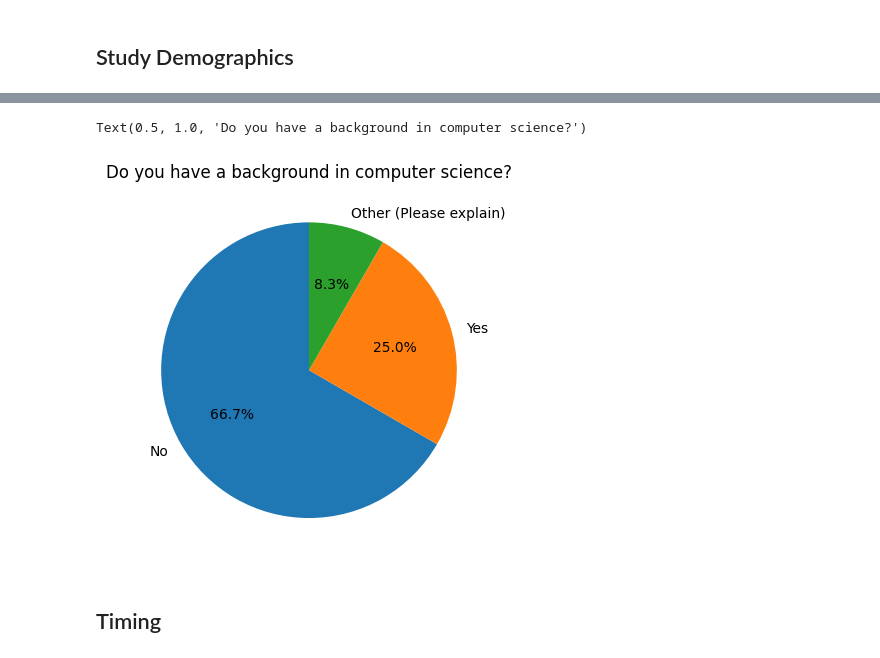
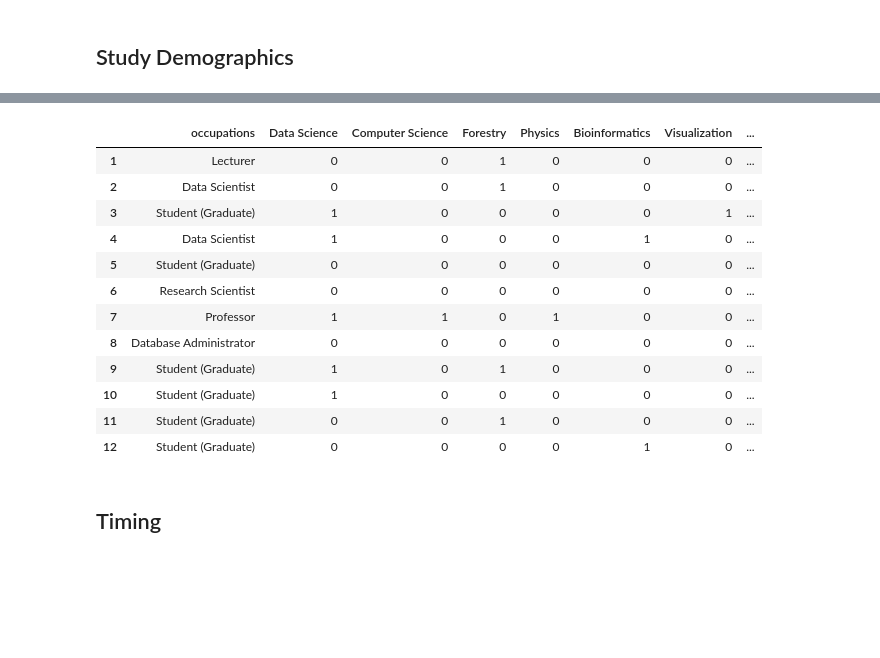
Before and after one commit to nboufford/prov-comprehension-artifacts, a Jupyter notebook: study-evaluation/eval.ipynb, the cells around one changed output, grey strips where cells are left out. Cells and saved outputs as stored; diff of their text form; code cells hidden in the pictures; blank space fills up the shorter version.

Commit message:
replace study demo with code that will create table used in paper, also create figures folder if it doesn't exist

```diff
--- a/study-evaluation/eval.ipynb
+++ b/study-evaluation/eval.ipynb
@@ -125,14 +32,54 @@ Text(0.5, 1.0, 'Experience with R')
-# %%
-category_counts = df['pre_4'].value_counts()
-
-# Plot a pie chart
-plt.pie(category_counts, labels=category_counts.index, autopct='%1.1f%%', startangle=90)
-
-# Adding a title
-plt.title('Do you have a background in computer science?')
-# %% [output]
-Text(0.5, 1.0, 'Do you have a background in computer science?')
-[figure, removed]
+# %%
+# Grab the columns that collect information on occupation and which fields they work in
+demographic_df = df.loc[:,["pre_1", "pre_1_7_TEXT", "pre_2", "pre_2_7_TEXT"]]
+
+# Respondents are allowed to input their own fields and choose mutliple
+# So here we split them into lists
+demographic_df['field_val'] = demographic_df['pre_2'].str.split(',')
+demographic_df['field_text'] = demographic_df['pre_2_7_TEXT'].str.split(',')
+
+# Then we remove any instance of "Other" as we'll later concat the user-supplied and default fields into one list
+# This also requires we replace any NaNs with an empty list
+demographic_df.field_val = demographic_df.field_val.apply(lambda field_list: [field for field in field_list if field != "Other"])
+demographic_df["field_text"].loc[demographic_df["field_text"].isnull()] = demographic_df["field_text"].loc[demographic_df["field_text"].isnull()].apply(lambda x: [])
+
+# Then we'll repeat for occuption, although this is mostly for symmetry as they should all only have one response
+demographic_df['occupation_val'] = demographic_df['pre_1'].str.split(',')
+demographic_df['occupation_text'] = demographic_df['pre_1_7_TEXT'].str.split(',')
+
+demographic_df.occupation_val = demographic_df.occupation_val.apply(lambda occupation_list: [occupation for occupation in occupation_list if occupation != "Other (Please specify)"])
+demographic_df["occupation_text"].loc[demographic_df["occupation_text"].isnull()] = demographic_df["occupation_text"].loc[demographic_df["occupation_text"].isnull()].apply(lambda x: [])
+
+# Then we add these disjoint columns together and subset out our final occupations and fields columns
+demographic_df["fields"] = demographic_df["field_val"] + demographic_df["field_text"]
+demographic_df["occupations"] = demographic_df["occupation_val"] + demographic_df["occupation_text"]
+demographic_df = demographic_df.loc[:,["occupations","fields"]]
+
+# Turns out it's not necessary because each respondent only had one occupation each
+# But it's nice to get rid of the list type
+demographic_df = demographic_df.explode("occupations")
+
+# Create an adjacency Matr
+lst = sorted(set(chain.from_iterable(demographic_df['fields'])))
+s = pd.Series(lst, index=lst)
+demographic_adj_matrix = demographic_df.join(demographic_df.pop('fields').apply(lambda x: s.isin(x)).astype(int))
+demographic_adj_matrix = demographic_adj_matrix.loc[:, ["occupations", "Data Science", " Computer Science", "Forestry", "Physics", "Bioinformatics", "Visualization", "Information Technology", "Human Robot Interaction ", "Environmental Science"]]
+demographic_adj_matrix.index +=1
+demographic_adj_matrix
+# %% [output]
+|  | occupations | Data Science | Computer Science | Forestry | Physics | Bioinformatics | Visualization | ... |
+| 1 | Lecturer | 0 | 0 | 1 | 0 | 0 | 0 | ... |
+| 2 | Data Scientist | 0 | 0 | 1 | 0 | 0 | 0 | ... |
+| 3 | Student (Graduate) | 1 | 0 | 0 | 0 | 0 | 1 | ... |
+| 4 | Data Scientist | 1 | 0 | 0 | 0 | 1 | 0 | ... |
+| 5 | Student (Graduate) | 0 | 0 | 0 | 0 | 0 | 0 | ... |
+| 6 | Research Scientist | 0 | 0 | 0 | 0 | 0 | 0 | ... |
+| 7 | Professor | 1 | 1 | 0 | 1 | 0 | 0 | ... |
+| 8 | Database Administrator | 0 | 0 | 0 | 0 | 0 | 0 | ... |
+| 9 | Student (Graduate) | 1 | 0 | 1 | 0 | 0 | 0 | ... |
+| 10 | Student (Graduate) | 1 | 0 | 0 | 0 | 0 | 0 | ... |
+| 11 | Student (Graduate) | 0 | 0 | 1 | 0 | 0 | 0 | ... |
+| 12 | Student (Graduate) | 0 | 0 | 0 | 0 | 1 | 0 | ... |
 # %% [markdown]
 ## Timing
 # %%
```
Also changed, not shown: parts of 10 cells of this notebook.
